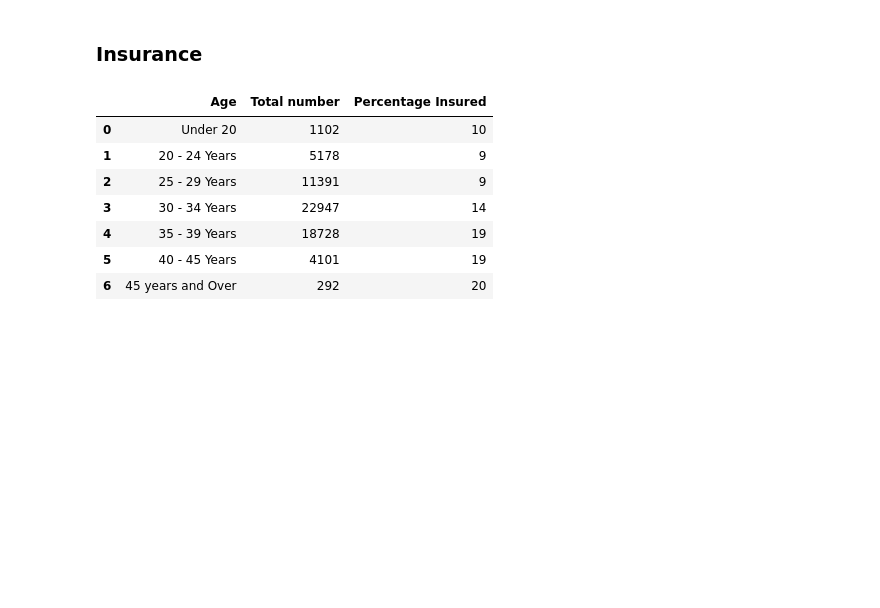
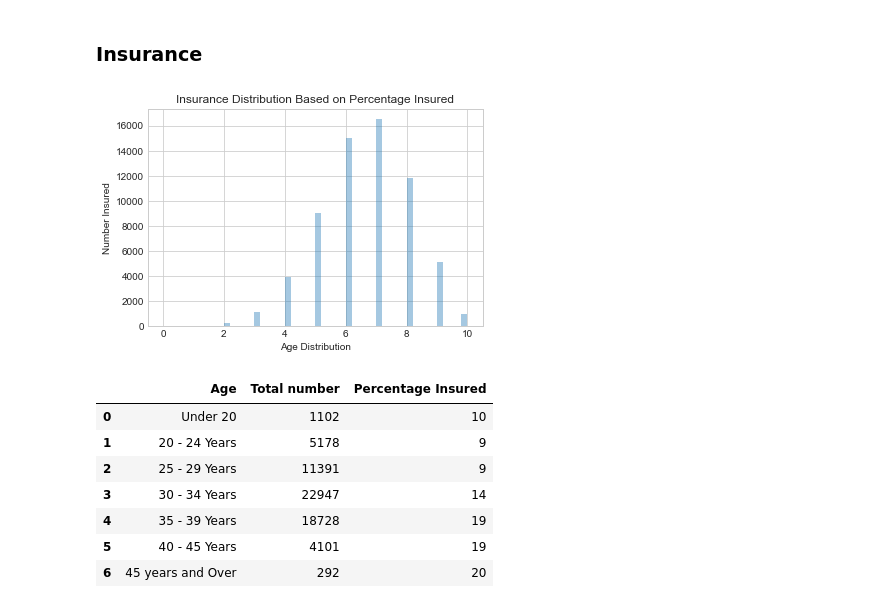
Before and after one commit to SharonNicG/52465-Project, a Jupyter notebook: Simulated Phenomenon.ipynb, the cells around one changed output. Saved outputs shown, nothing was run; the diff lists cells and outputs as text; code cells hidden in the pictures; blank space fills up the shorter version.

```diff
--- a/Simulated Phenomenon.ipynb
+++ b/Simulated Phenomenon.ipynb
@@ -196,5 +200,13 @@ Married:  45799
 Other:  3884
 # %% [markdown]
 ### Insurance
+# %%
+sns.distplot(rng.binomial(n=10, p=0.66, size=n), hist=True, kde=False)
+plt.title('Insurance Distribution Based on Percentage Insured')
+plt.xlabel('Age Distribution')
+plt.ylabel('Number Insured')
+plt.show()
+# %% [output]
+[figure, added]
 # %%
 # Downloaded NPRS_Age.csv from CITE
```
Also changed, not shown: parts of 12 cells of this notebook.
